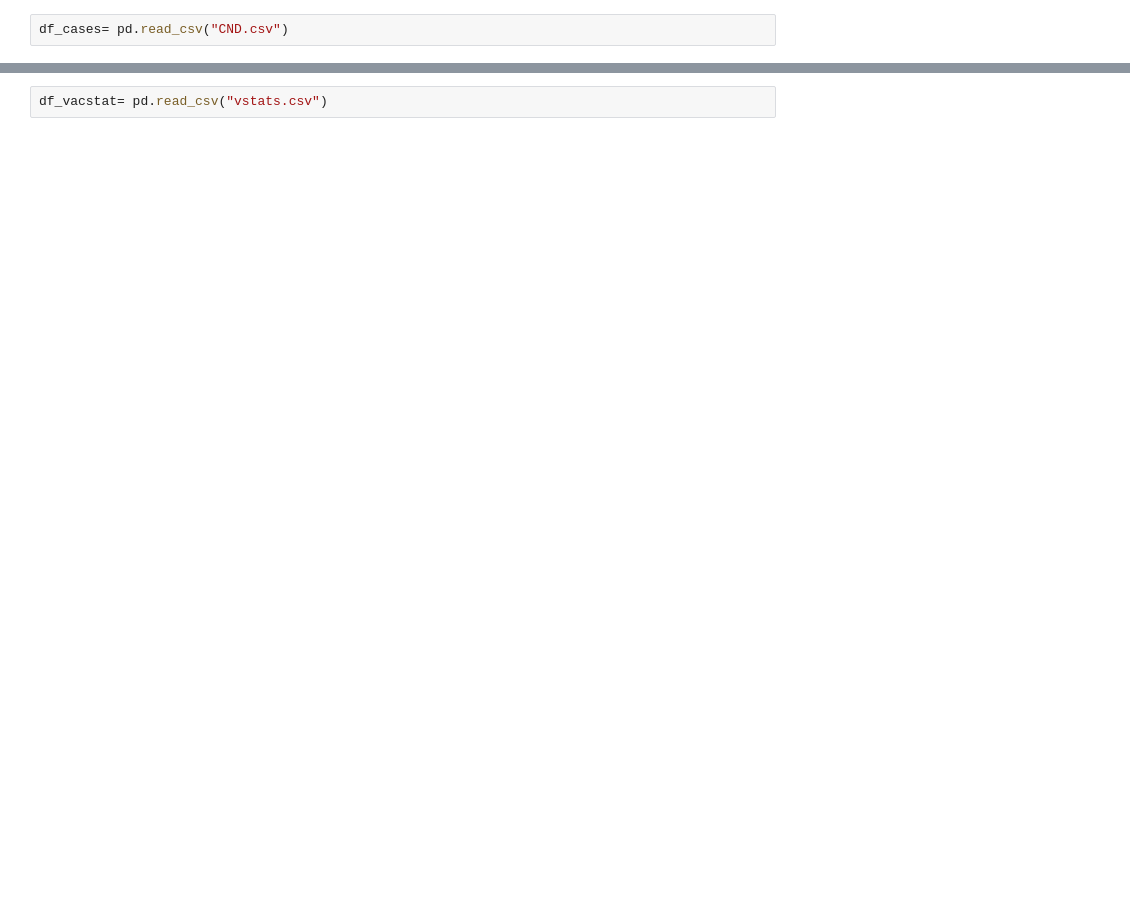
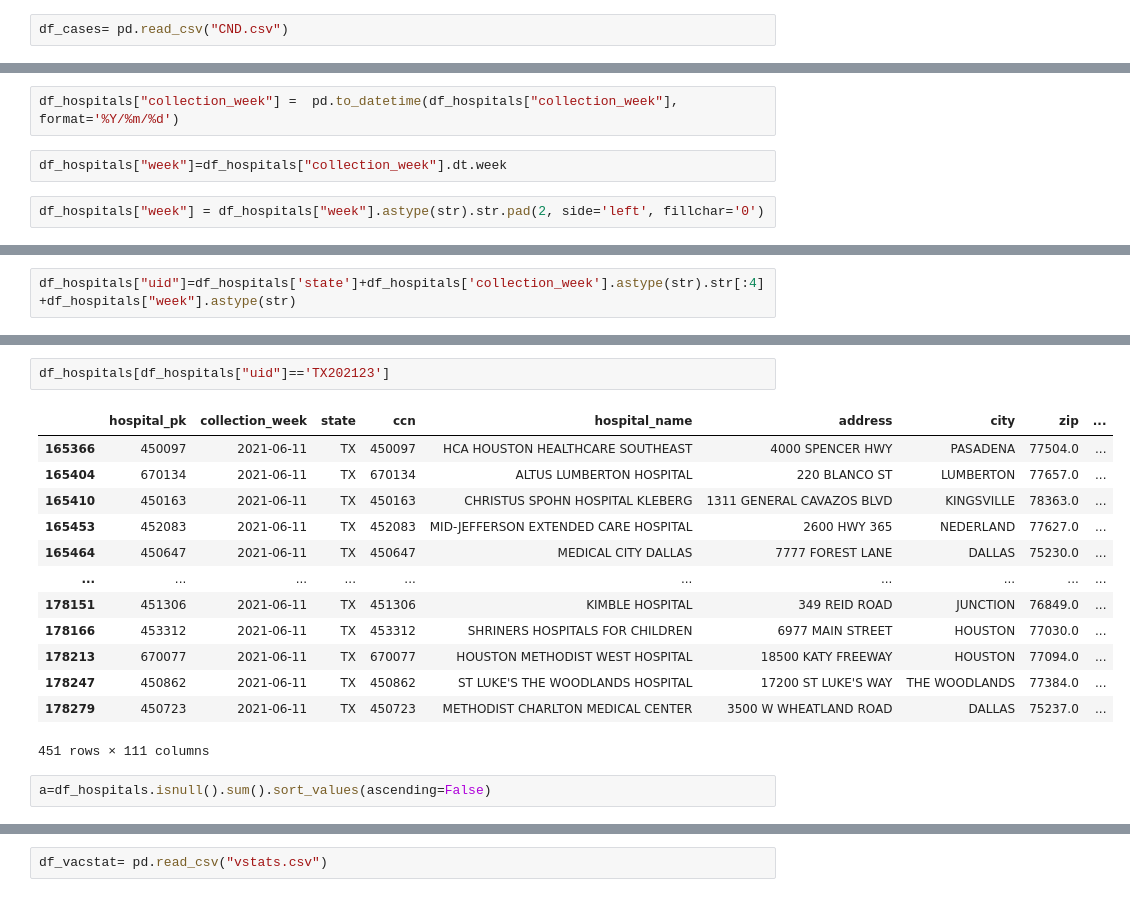
Before and after one commit to vaddhiparthy/COVID-Data-Analysis, a Jupyter notebook: COVID Data Analysis.ipynb, the cells around one changed output, grey strips where cells are left out. Saved outputs shown, nothing was run; the diff lists cells and outputs as text; blank space fills up the shorter version.

```diff
--- a/COVID Data Analysis.ipynb
+++ b/COVID Data Analysis.ipynb
@@ -133,0 +365,6 @@ df_Hospitals.head()
+# %%
+df_hospitals["collection_week"] =  pd.to_datetime(df_hospitals["collection_week"], format='%Y/%m/%d')
+# %%
+df_hospitals["week"]=df_hospitals["collection_week"].dt.week
+# %%
+df_hospitals["week"] = df_hospitals["week"].astype(str).str.pad(2, side='left', fillchar='0')
@@ -133,0 +386,2 @@ df_Hospitals.head()
+# %%
+df_hospitals["uid"]=df_hospitals['state']+df_hospitals['collection_week'].astype(str).str[:4]+df_hospitals["week"].astype(str)
@@ -133,0 +418,18 @@ df_Hospitals.head()
+# %%
+df_hospitals[df_hospitals["uid"]=='TX202123']
+# %% [output]
+|  | hospital_pk | collection_week | state | ccn | hospital_name | address | city | zip | ... |
+| 165366 | 450097 | 2021-06-11 | TX | 450097 | HCA HOUSTON HEALTHCARE SOUTHEAST | 4000 SPENCER HWY | PASADENA | 77504.0 | ... |
+| 165404 | 670134 | 2021-06-11 | TX | 670134 | ALTUS LUMBERTON HOSPITAL | 220 BLANCO ST | LUMBERTON | 77657.0 | ... |
+| 165410 | 450163 | 2021-06-11 | TX | 450163 | CHRISTUS SPOHN HOSPITAL KLEBERG | 1311 GENERAL CAVAZOS BLVD | KINGSVILLE | 78363.0 | ... |
+| 165453 | 452083 | 2021-06-11 | TX | 452083 | MID-JEFFERSON EXTENDED CARE HOSPITAL | 2600 HWY 365 | NEDERLAND | 77627.0 | ... |
+| 165464 | 450647 | 2021-06-11 | TX | 450647 | MEDICAL CITY DALLAS | 7777 FOREST LANE | DALLAS | 75230.0 | ... |
+| ... | ... | ... | ... | ... | ... | ... | ... | ... | ... |
+| 178151 | 451306 | 2021-06-11 | TX | 451306 | KIMBLE HOSPITAL | 349 REID ROAD | JUNCTION | 76849.0 | ... |
+| 178166 | 453312 | 2021-06-11 | TX | 453312 | SHRINERS HOSPITALS FOR CHILDREN | 6977 MAIN STREET | HOUSTON | 77030.0 | ... |
+| 178213 | 670077 | 2021-06-11 | TX | 670077 | HOUSTON METHODIST WEST HOSPITAL | 18500 KATY FREEWAY | HOUSTON | 77094.0 | ... |
+| 178247 | 450862 | 2021-06-11 | TX | 450862 | ST LUKE'S THE WOODLANDS HOSPITAL | 17200 ST LUKE'S WAY | THE WOODLANDS | 77384.0 | ... |
+| 178279 | 450723 | 2021-06-11 | TX | 450723 | METHODIST CHARLTON MEDICAL CENTER | 3500 W WHEATLAND ROAD | DALLAS | 75237.0 | ... |
+451 rows × 111 columns
+# %%
+a=df_hospitals.isnull().sum().sort_values(ascending=False)
```
Also changed, not shown: parts of 80 cells of this notebook.
